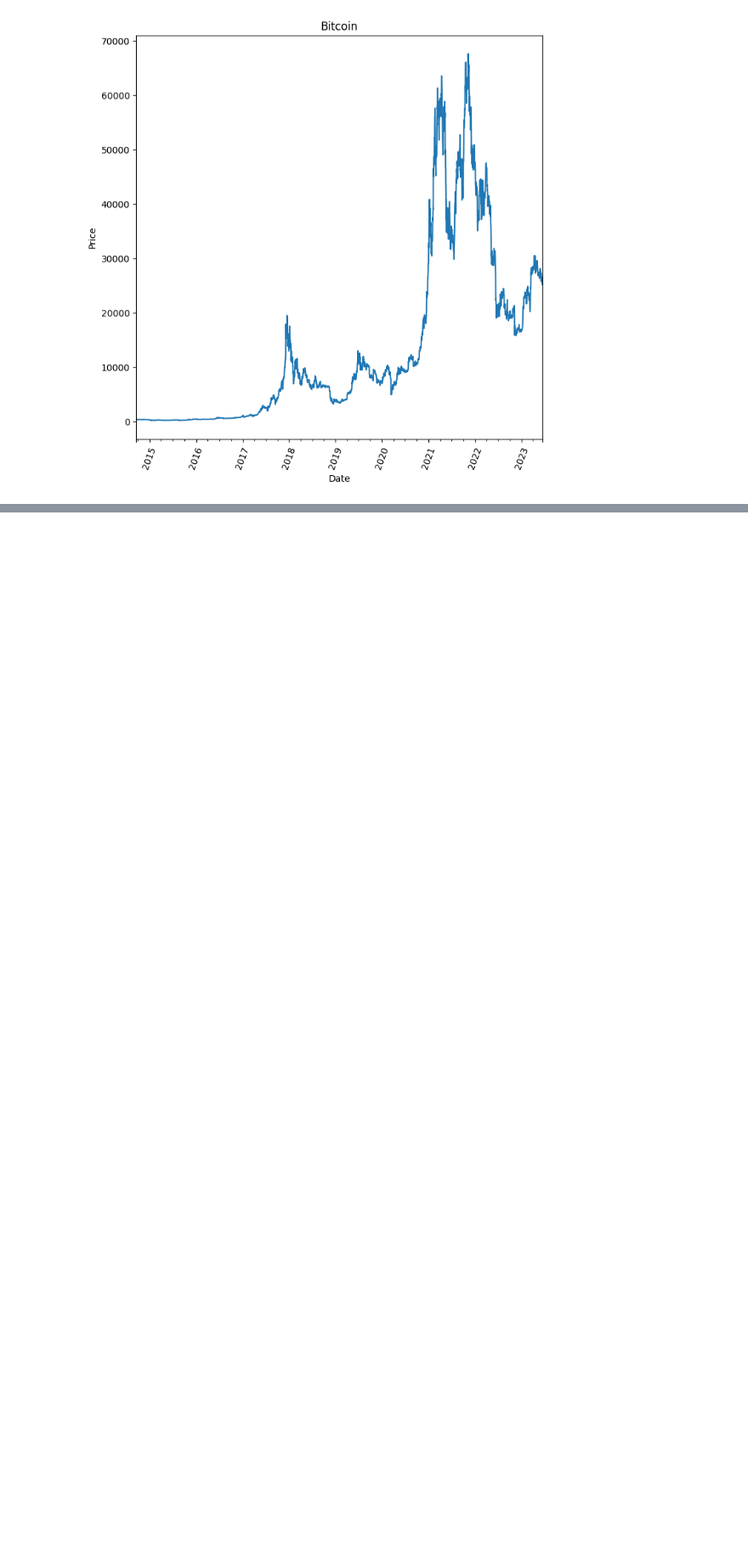
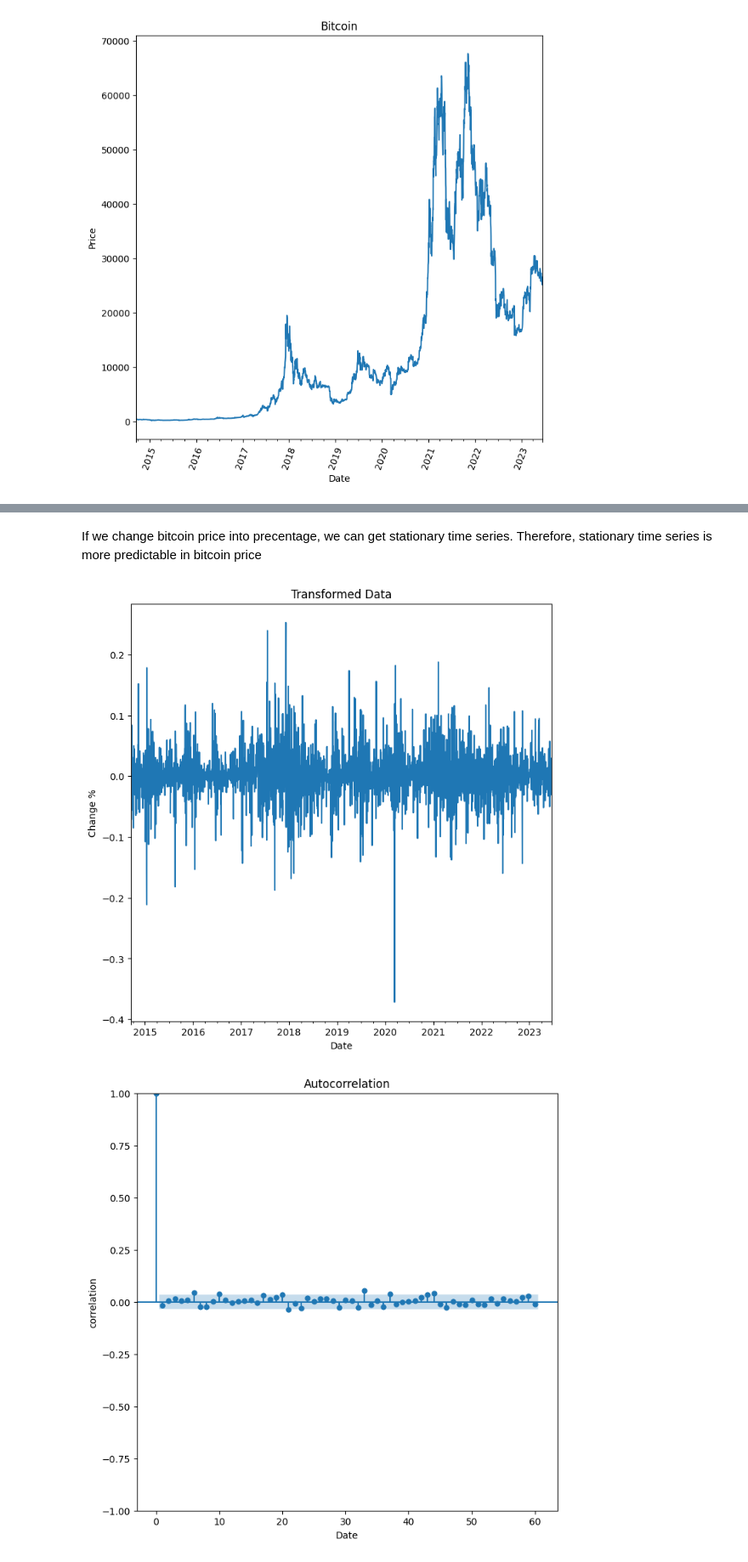
Before and after one commit to hoyuklunalan/Bitcoin-price-Prediction, a Jupyter notebook: Bitcoin Prediction .ipynb, the cells around one changed output, grey strips where cells are left out. Shown at 85% size. Cells and saved outputs as stored; diff of their text form; code cells hidden in the pictures; blank space fills up the shorter version.

```diff
--- a/Bitcoin Prediction .ipynb
+++ b/Bitcoin Prediction .ipynb
@@ -75,0 +59,37 @@ plt.show()
+# %% [markdown]
+If we change bitcoin price into precentage, we can get stationary time series. Therefore, stationary time series is more predictable in bitcoin price
+# %%
+import numpy as np
+import matplotlib.pyplot as plt
+
+#Turn changes into percentage
+data['diffs'] = (data.Close.diff() / data.Close.shift(periods = 1, fill_value = 0)).values
+data['diffs'].fillna(0, inplace=True) # fill NaN values with 0
+
+# convert masked elements to NaN values
+data['diffs'] = np.ma.filled(data['diffs'], fill_value=np.nan)
+
+#Plot graph
+plt.figure(figsize = (8, 8))
+data.diffs.plot()
+plt.xlabel('Date')
+plt.ylabel('Change %')
+plt.title('Transformed Data')
+plt.show()
+
+#acf
+fig, axes = plt.subplots(figsize = (8,8))
+plot_acf(data.diffs, axes, lags=60)
+plt.xlabel('Date')
+plt.ylabel('correlation')
+plt.show()
+
+plt.figure(figsize = (8,8))
+data.diffs.rolling(30).std().plot()
+plt.xlabel('Date')
+plt.ylabel('std. Dev.')
+plt.title('Transformed Data Rolling Std.Dev')
+plt.show()
+# %% [output]
+[figure, added]
+[figure, added]
```
Also changed, not shown: parts of 9 cells of this notebook.
